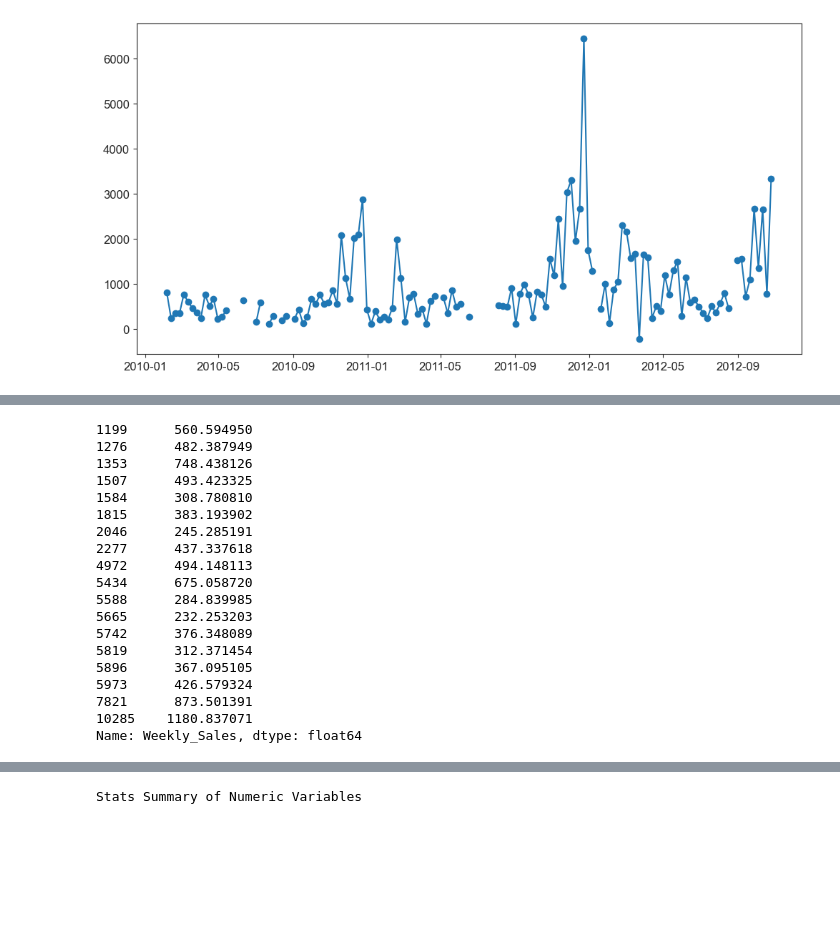
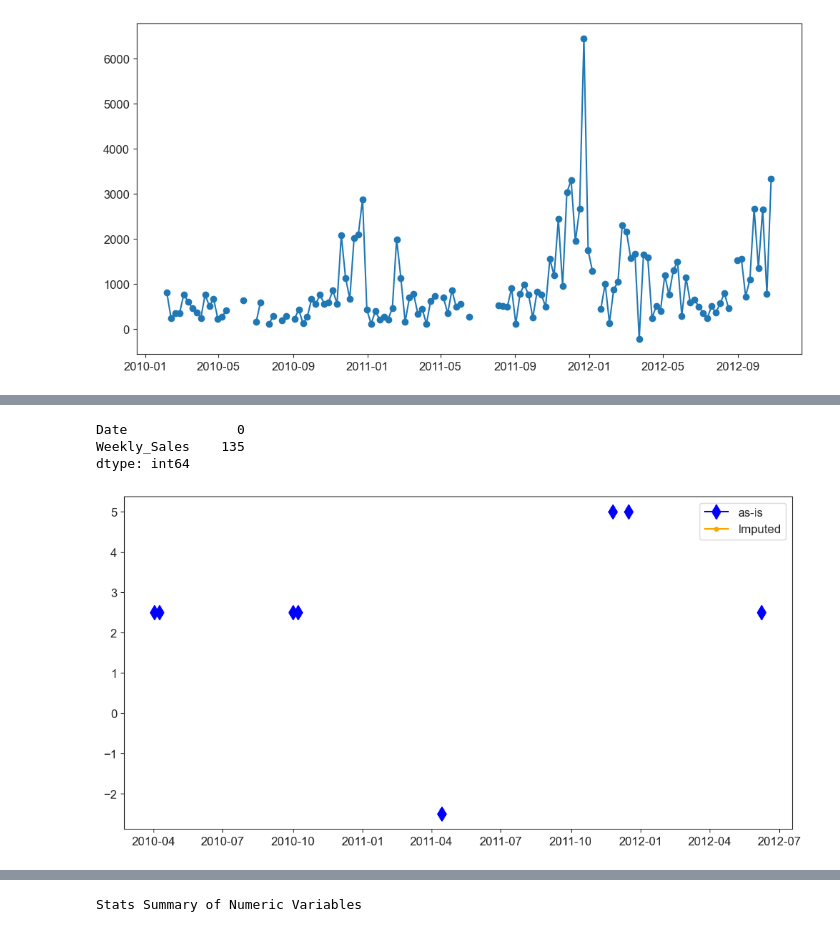
Before and after one commit to Dr-Spicy/WalmartForecast, a Jupyter notebook: Notebook.ipynb, the cells around one changed output, grey strips where cells are left out. Cells and saved outputs as stored; diff of their text form; code cells hidden in the pictures; blank space fills up the shorter version.

```diff
--- a/Notebook.ipynb
+++ b/Notebook.ipynb
@@ -698,22 +681,36 @@ plt.show()
-# %%
-temp.loc[imputed_indices, 'Weekly_Sales']
-# %% [output]
-1199      560.594950
-1276      482.387949
-1353      748.438126
-1507      493.423325
-1584      308.780810
-1815      383.193902
-2046      245.285191
-2277      437.337618
-4972      494.148113
-5434      675.058720
-5588      284.839985
-5665      232.253203
-5742      376.348089
-5819      312.371454
-5896      367.095105
-5973      426.579324
-7821      873.501391
-10285    1180.837071
-Name: Weekly_Sales, dtype: float64
+# %%
+temp = df.loc[(df.Store==43)&(df.New_Dept==33), ['Date','Weekly_Sales']]
+temp.isna().sum()
+# %% [output]
+Date              0
+Weekly_Sales    135
+dtype: int64
+# %%
+temp_copy = temp.copy()
+#sns.lineplot(x='Date', y='Weekly_Sales', data=temp, marker='o')
+# plt.plot(temp['Date'], temp['Weekly_Sales'], marker='o')
+# plt.show()
+# fill missing values in the time series
+imputed_indices = temp[temp['Weekly_Sales'].isna()].index
+# apply STL decomposition to the time series
+stl = STL(temp['Weekly_Sales'].interpolate(method='linear'), period=52)
+res = stl.fit()
+# extract the seasonal and trend components
+seasonal, trend = res.seasonal, res.trend
+# create the de-seasonalized and de-trended time series
+residual = temp['Weekly_Sales'] - trend - seasonal
+# interpolate the missing values in the residual series
+residual_imp = residual.interpolate(method='linear')
+# add the seasonal and trend components back to the imputed residual series
+temp_imp = residual_imp + trend + seasonal
+# make sure the imputed time series is non-negative
+temp_imp[temp_imp < 0] = 0
+# update the original time series with the imputed values
+temp.loc[imputed_indices, 'Weekly_Sales'] = temp_imp[imputed_indices]
+# plot the original and imputed time series
+plt.plot(temp['Date'], temp_copy['Weekly_Sales'], marker='d', label='as-is', color='blue', markersize=10)
+plt.plot(temp['Date'], temp_imp, marker='o', label='Imputed', color='orange', markersize=4)
+plt.legend()
+plt.show()
+# %% [output]
+[figure, added]
```
Also changed, not shown: parts of 12 cells of this notebook.
